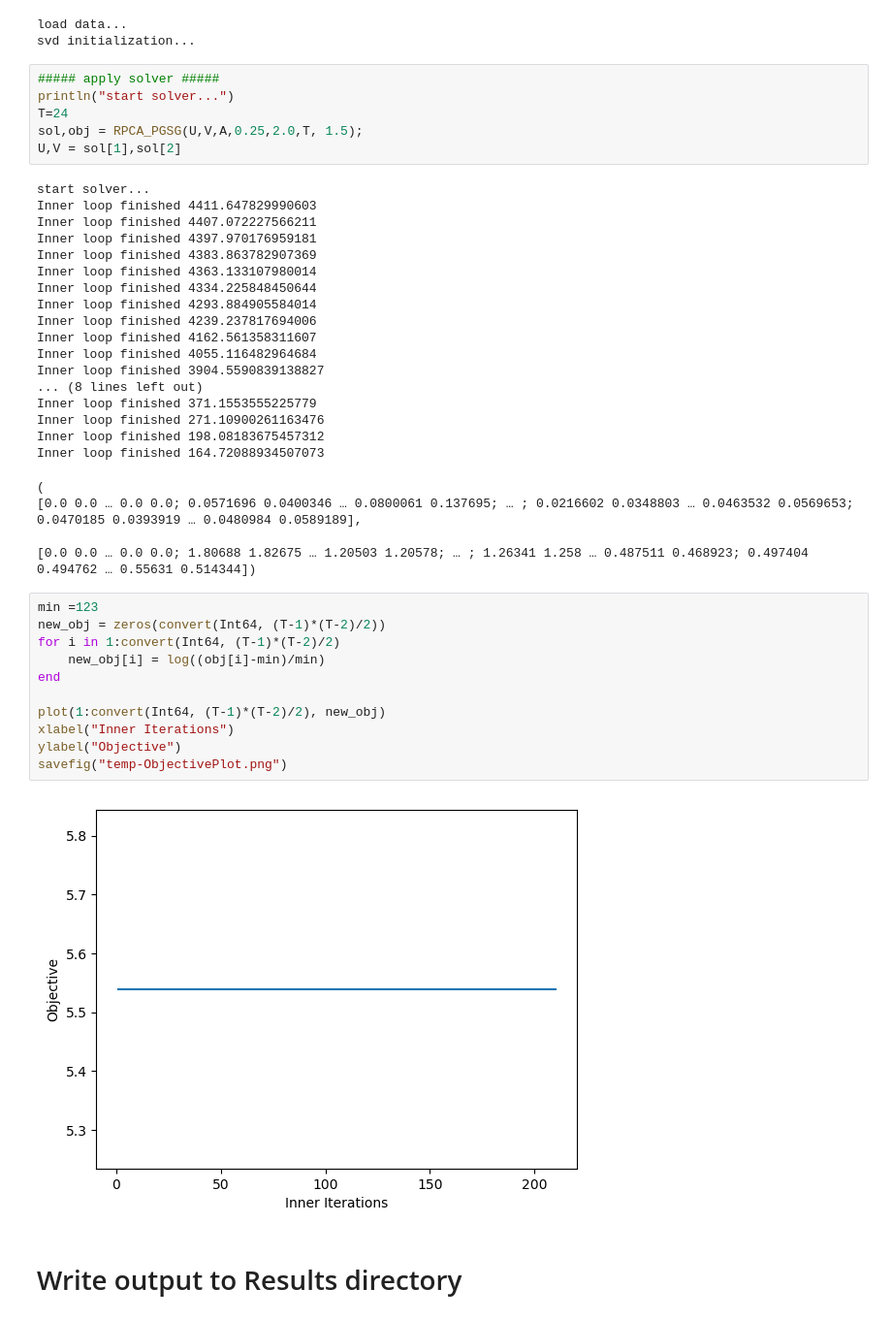
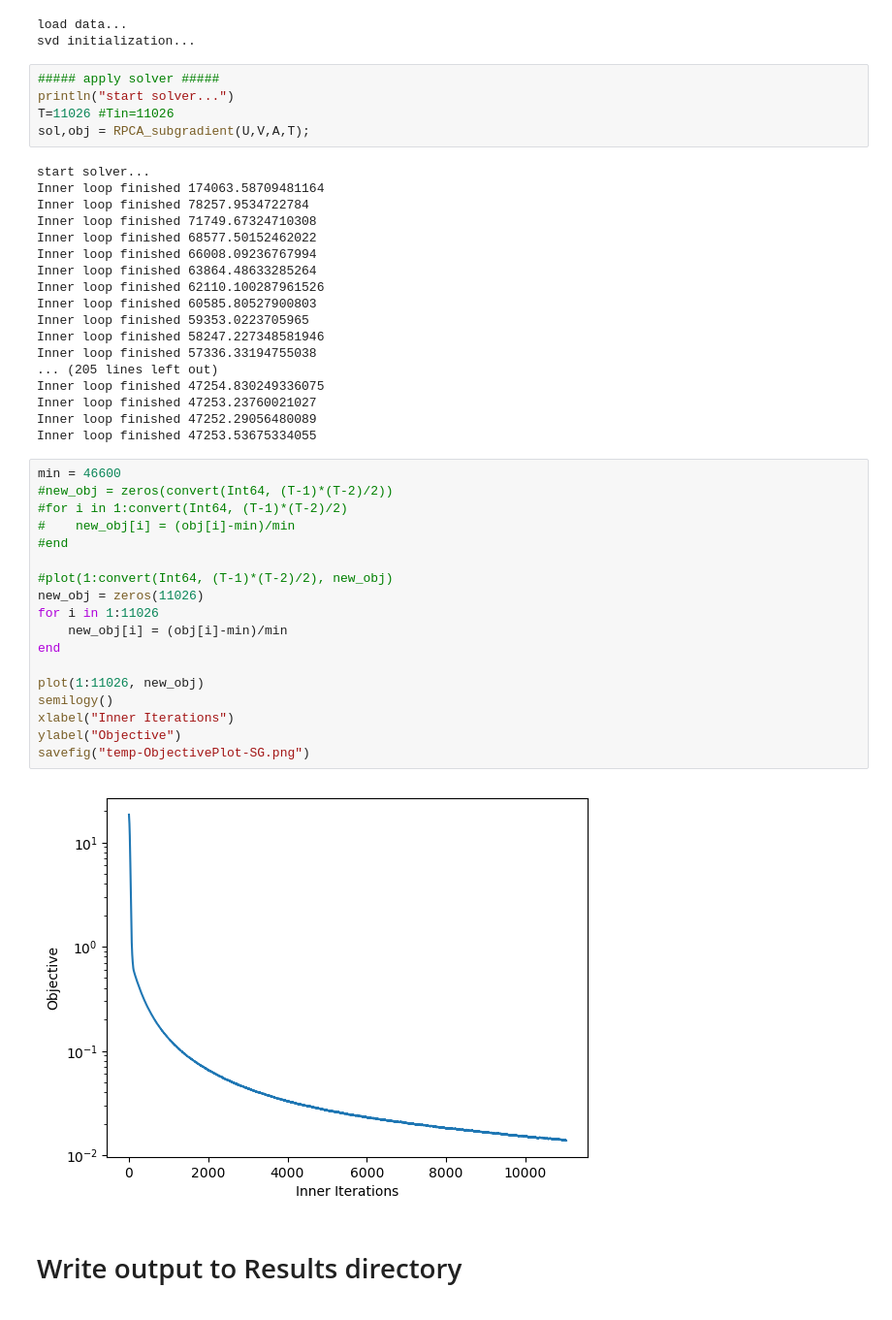
Before and after one commit to COR-OPT/PGSG, a Jupyter notebook: RPCA-Testing.ipynb, the cells around one changed output. Shown at 97% size. Drawn from its saved outputs; the diff is of its cells as text.

```diff
--- a/RPCA-Testing.ipynb
+++ b/RPCA-Testing.ipynb
@@ -40,44 +40,46 @@ svd initialization...
 # %%
 ##### apply solver #####
 println("start solver...")
-T=24
-sol,obj = RPCA_PGSG(U,V,A,0.25,2.0,T, 1.5);
-U,V = sol[1],sol[2]
+T=11026 #Tin=11026
+sol,obj = RPCA_subgradient(U,V,A,T);
 # %% [output]
 start solver...
-Inner loop finished 4411.647829990603
-Inner loop finished 4407.072227566211
-Inner loop finished 4397.970176959181
-Inner loop finished 4383.863782907369
-Inner loop finished 4363.133107980014
-Inner loop finished 4334.225848450644
-Inner loop finished 4293.884905584014
-Inner loop finished 4239.237817694006
-Inner loop finished 4162.561358311607
-Inner loop finished 4055.116482964684
-Inner loop finished 3904.5590839138827
-... (8 lines left out)
-Inner loop finished 371.1553555225779
-Inner loop finished 271.10900261163476
-Inner loop finished 198.08183675457312
-Inner loop finished 164.72088934507073
+Inner loop finished 174063.58709481164
+Inner loop finished 78257.9534722784
+Inner loop finished 71749.67324710308
+Inner loop finished 68577.50152462022
+Inner loop finished 66008.09236767994
+Inner loop finished 63864.48633285264
+Inner loop finished 62110.100287961526
+Inner loop finished 60585.80527900803
+Inner loop finished 59353.0223705965
+Inner loop finished 58247.227348581946
+Inner loop finished 57336.33194755038
+... (205 lines left out)
+Inner loop finished 47254.830249336075
+Inner loop finished 47253.23760021027
+Inner loop finished 47252.29056480089
+Inner loop finished 47253.53675334055
-(
-[0.0 0.0 … 0.0 0.0; 0.0571696 0.0400346 … 0.0800061 0.137695; … ; 0.0216602 0.0348803 … 0.0463532 0.0569653; 0.0470185 0.0393919 … 0.0480984 0.0589189],
-
-[0.0 0.0 … 0.0 0.0; 1.80688 1.82675 … 1.20503 1.20578; … ; 1.26341 1.258 … 0.487511 0.468923; 0.497404 0.494762 … 0.55631 0.514344])
 # %%
-min =123
-new_obj = zeros(convert(Int64, (T-1)*(T-2)/2))
-for i in 1:convert(Int64, (T-1)*(T-2)/2)
-    new_obj[i] = log((obj[i]-min)/min)
+min = 46600
+#new_obj = zeros(convert(Int64, (T-1)*(T-2)/2))
+#for i in 1:convert(Int64, (T-1)*(T-2)/2)
+#    new_obj[i] = (obj[i]-min)/min
+#end
+
+#plot(1:convert(Int64, (T-1)*(T-2)/2), new_obj)
+new_obj = zeros(11026)
+for i in 1:11026
+    new_obj[i] = (obj[i]-min)/min
 end
 
-plot(1:convert(Int64, (T-1)*(T-2)/2), new_obj)
+plot(1:11026, new_obj)
+semilogy()
 xlabel("Inner Iterations")
 ylabel("Objective")
-savefig("temp-ObjectivePlot.png")
+savefig("temp-ObjectivePlot-SG.png")
 # %% [output]
-[figure, old version]
+[figure, new version]
 # %% [markdown]
 # Write output to Results directory
 # %%
```
Also changed, not shown: parts of 5 cells of this notebook, 2 other files.
